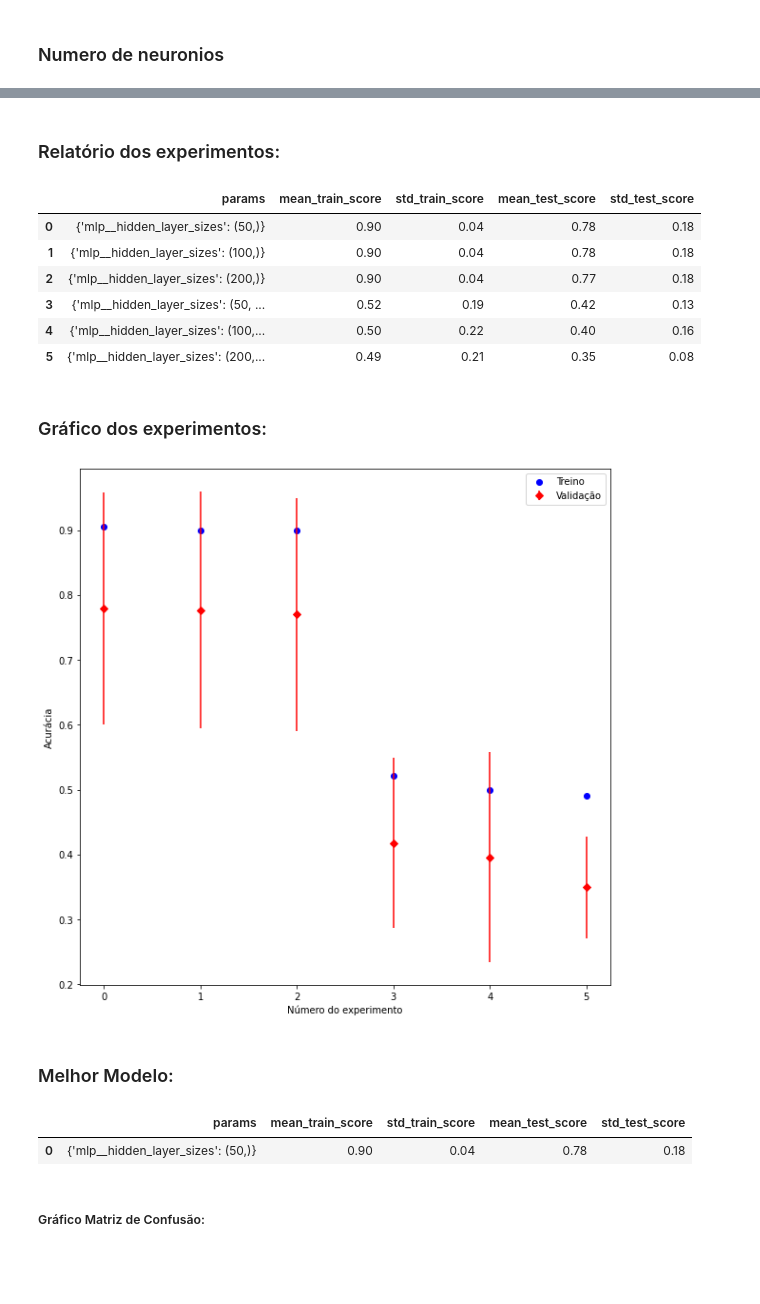
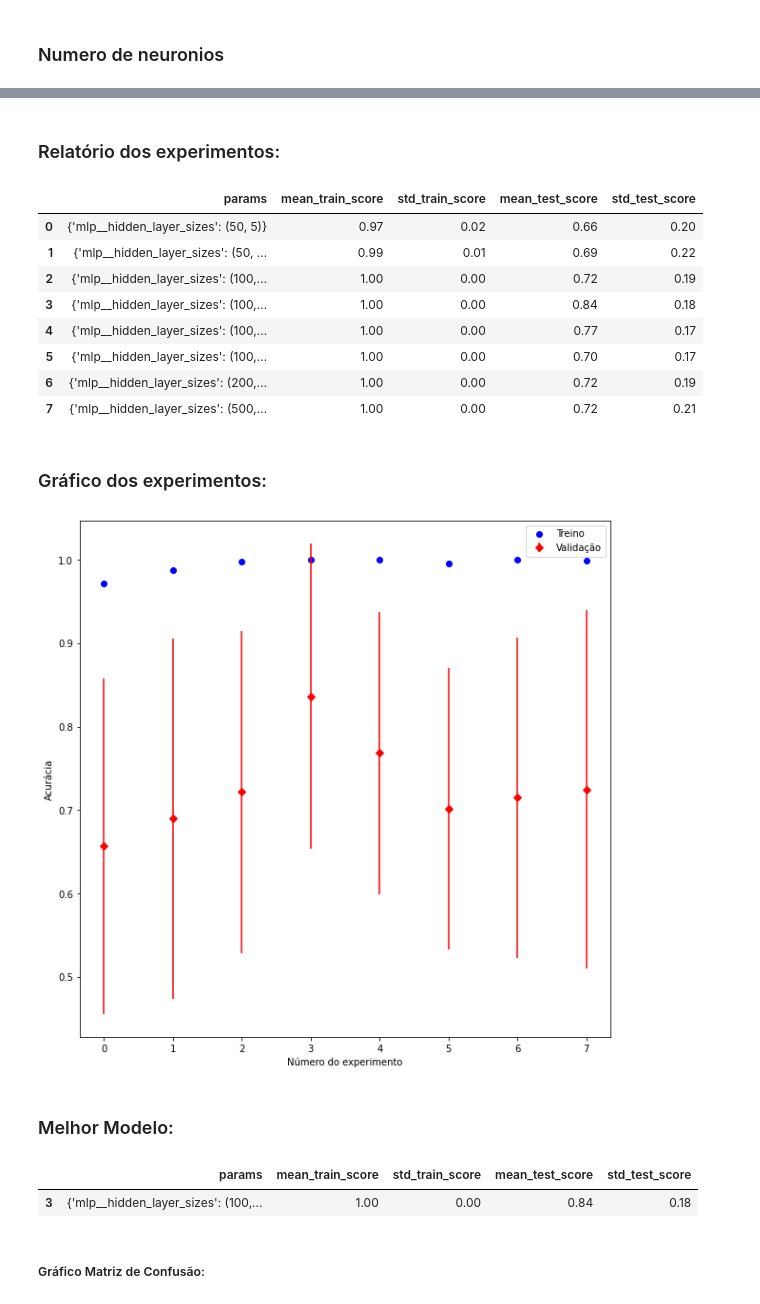
Before and after one commit to HeitorBRaymundo/mc906, a Jupyter notebook: prj3/NeuralNetwork.ipynb, the cells around one changed output, grey strips where cells are left out. Drawn from its saved outputs; the diff is of its cells as text; code cells hidden in the pictures; blank space fills up the shorter version.

```diff
--- a/prj3/NeuralNetwork.ipynb
+++ b/prj3/NeuralNetwork.ipynb
@@ -233,7 +240,8 @@ Sem diferenças no batch-size, vamos usar o padrao do scikit-learn que é 200
 # %%
 pipe = Pipeline([
     ('scaler', StandardScaler()),
-    ('mlp', MLPClassifier(random_state=0, max_iter=100000, learning_rate_init=0.0001))
+    ('mlp', MLPClassifier(random_state=0, max_iter=100000,
+                          hidden_layer_sizes=(100, 10), learning_rate_init=0.0005))
 ])
 
 scikit_train_validate(pipe, X_processed, database_train.y, database_train.cv_author)
@@ -251,7 +259,8 @@ Gráfico Matriz de Confusão:
 # %%
 pipe = Pipeline([
     ('scaler', MinMaxScaler()),
-    ('mlp', MLPClassifier(random_state=0, max_iter=100000, learning_rate_init=0.0001))
+    ('mlp', MLPClassifier(random_state=0, max_iter=100000,
+                          hidden_layer_sizes=(100, 10), learning_rate_init=0.0005))
 ])
 
 scikit_train_validate(pipe, X_processed, database_train.y, database_train.cv_author)
@@ -414,10 +409,9 @@ Pipeline(steps=[('scaler', StandardScaler()),
 # %%
 pipe = Pipeline([
-    ('scaler', StandardScaler()),
-    ('mlp', MLPClassifier(random_state=0, max_iter=100000, learning_rate_init=0.0001, alpha=60))
+    ('mlp', MLPClassifier(random_state=0, max_iter=100000, alpha=0.0001, learning_rate_init=0.0005))
 ])
 
-parameters = {'mlp__hidden_layer_sizes': [(50,), (100,), (200,), (50, 10), (100, 20), (200, 40)]}
+parameters = {'mlp__hidden_layer_sizes': [(50, 5), (50, 10), (100, 5), (100, 10), (100, 20), (100, 20, 10), (200, 20, 10), (500, 50, 10)]}
 
 grid_search(pipe, parameters, X_processed, database_train.y, database_train.cv_author, n_jobs=6)
 # %% [output]
@@ -432,14 +427,16 @@ Fitting 5 folds for each of 6 candidates, totalling 30 fits
 Relatório dos experimentos:
 |  | params | mean_train_score | std_train_score | mean_test_score | std_test_score |
-| 0 | {'mlp__hidden_layer_sizes': (50,)} | 0.90 | 0.04 | 0.78 | 0.18 |
-| 1 | {'mlp__hidden_layer_sizes': (100,)} | 0.90 | 0.04 | 0.78 | 0.18 |
-| 2 | {'mlp__hidden_layer_sizes': (200,)} | 0.90 | 0.04 | 0.77 | 0.18 |
-| 3 | {'mlp__hidden_layer_sizes': (50, ... | 0.52 | 0.19 | 0.42 | 0.13 |
-| 4 | {'mlp__hidden_layer_sizes': (100,... | 0.50 | 0.22 | 0.40 | 0.16 |
-| 5 | {'mlp__hidden_layer_sizes': (200,... | 0.49 | 0.21 | 0.35 | 0.08 |
+| 0 | {'mlp__hidden_layer_sizes': (50, 5)} | 0.97 | 0.02 | 0.66 | 0.20 |
+| 1 | {'mlp__hidden_layer_sizes': (50, ... | 0.99 | 0.01 | 0.69 | 0.22 |
+| 2 | {'mlp__hidden_layer_sizes': (100,... | 1.00 | 0.00 | 0.72 | 0.19 |
+| 3 | {'mlp__hidden_layer_sizes': (100,... | 1.00 | 0.00 | 0.84 | 0.18 |
+| 4 | {'mlp__hidden_layer_sizes': (100,... | 1.00 | 0.00 | 0.77 | 0.17 |
+| 5 | {'mlp__hidden_layer_sizes': (100,... | 1.00 | 0.00 | 0.70 | 0.17 |
+| 6 | {'mlp__hidden_layer_sizes': (200,... | 1.00 | 0.00 | 0.72 | 0.19 |
+| 7 | {'mlp__hidden_layer_sizes': (500,... | 1.00 | 0.00 | 0.72 | 0.21 |
 Gráfico dos experimentos:
-[figure, old version]
+[figure, new version]
 Melhor Modelo:
 |  | params | mean_train_score | std_train_score | mean_test_score | std_test_score |
-| 0 | {'mlp__hidden_layer_sizes': (50,)} | 0.90 | 0.04 | 0.78 | 0.18 |
+| 3 | {'mlp__hidden_layer_sizes': (100,... | 1.00 | 0.00 | 0.84 | 0.18 |
 Gráfico Matriz de Confusão:
```
Also changed, not shown: parts of 24 cells of this notebook, 4 other files.
